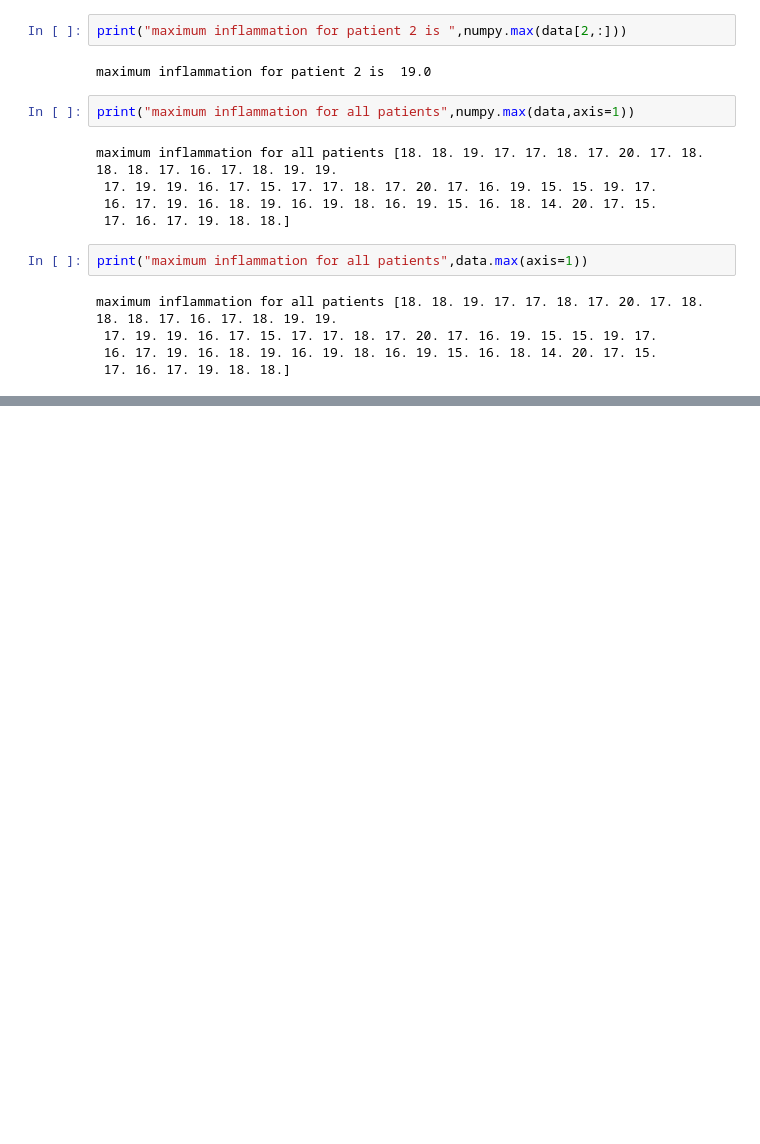
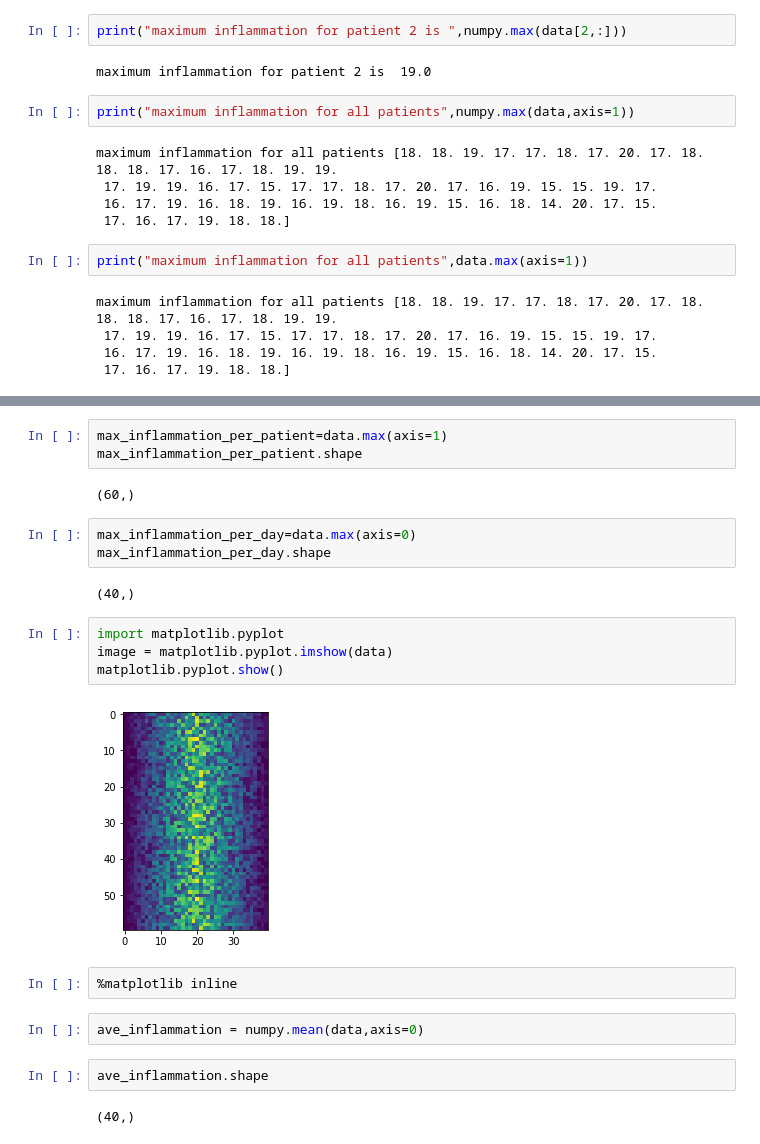
Before and after one commit to ppomorsk/2018-03-03-conestoga, a Jupyter notebook: SC_Python_Programming.ipynb, the cells around one changed output, grey strips where cells are left out. Saved outputs shown, nothing was run; the diff lists cells and outputs as text; blank space fills up the shorter version.

```diff
--- a/SC_Python_Programming.ipynb
+++ b/SC_Python_Programming.ipynb
@@ -354,0 +361,24 @@ maximum inflammation for all patients [18. 18. 19. 17. 17. 18. 17. 20. 17. 18. 1
+# %%
+max_inflammation_per_patient=data.max(axis=1)
+max_inflammation_per_patient.shape
+# %% [output]
+(60,)
+# %%
+max_inflammation_per_day=data.max(axis=0)
+max_inflammation_per_day.shape
+# %% [output]
+(40,)
+# %%
+import matplotlib.pyplot
+image = matplotlib.pyplot.imshow(data)
+matplotlib.pyplot.show()
+# %% [output]
+[figure, added]
+# %%
+%matplotlib inline
+# %%
+ave_inflammation = numpy.mean(data,axis=0)
+# %%
+ave_inflammation.shape
+# %% [output]
+(40,)
```
Also changed, not shown: parts of 6 cells of this notebook.
